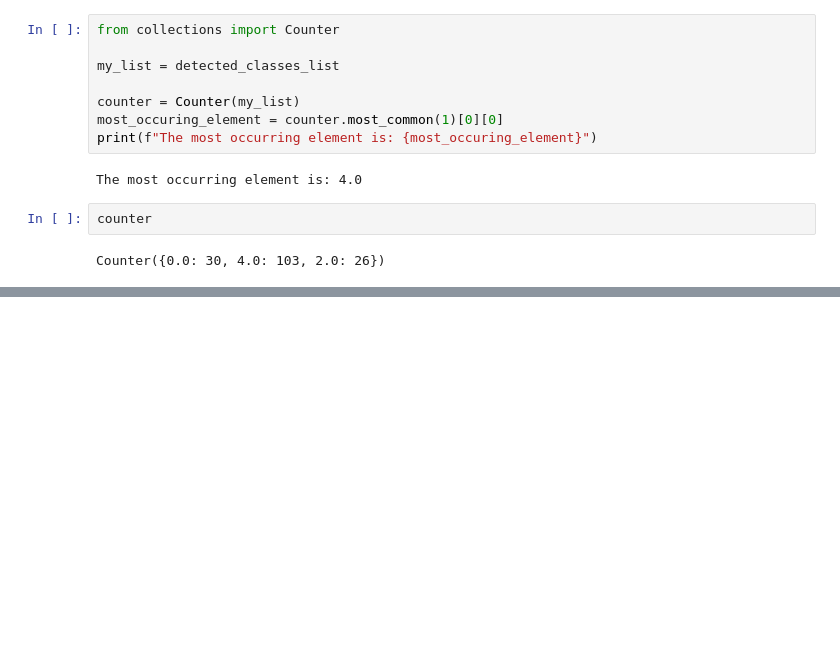
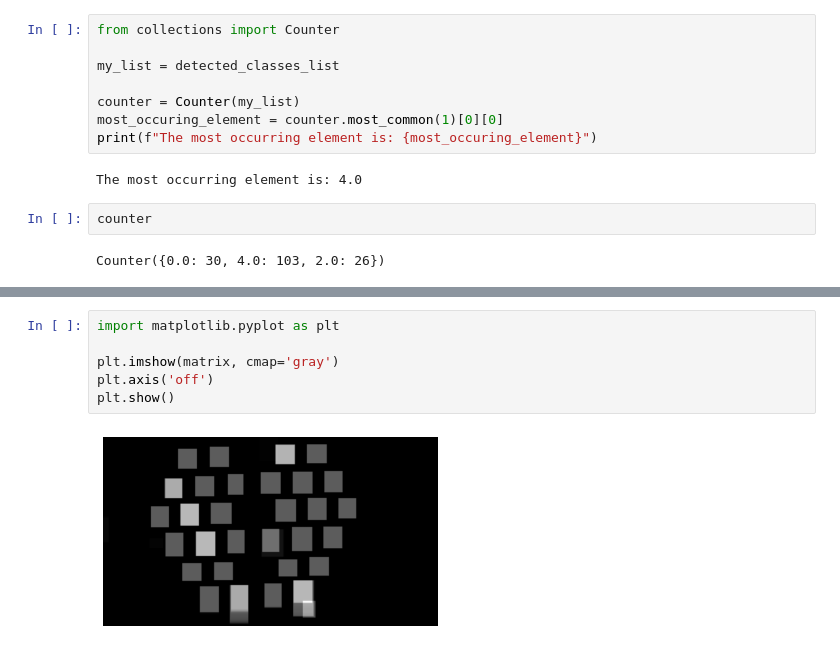
Before and after one commit to eai6/BeeVision, a Jupyter notebook: solitary_bee_hotels/scripts/research.ipynb, the cells around one changed output, grey strips where cells are left out. Saved outputs shown, nothing was run; the diff lists cells and outputs as text; blank space fills up the shorter version.

```diff
--- a/solitary_bee_hotels/scripts/research.ipynb
+++ b/solitary_bee_hotels/scripts/research.ipynb
@@ -1010,0 +1064,8 @@ Counter({0.0: 30, 4.0: 103, 2.0: 26})
+# %%
+import matplotlib.pyplot as plt
+
+plt.imshow(matrix, cmap='gray')
+plt.axis('off')
+plt.show()
+# %% [output]
+[figure, added]
```
Also changed, not shown: parts of 40 cells of this notebook, 2 other files.
